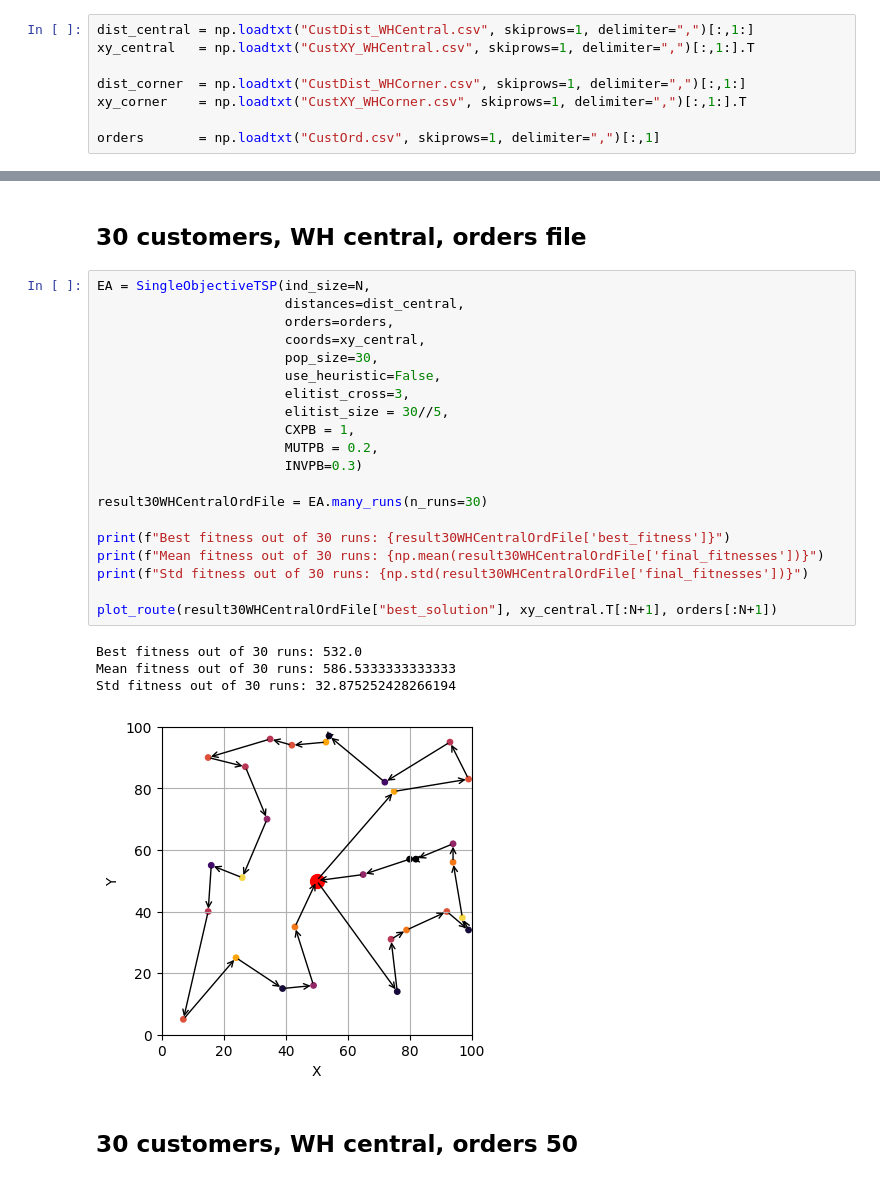
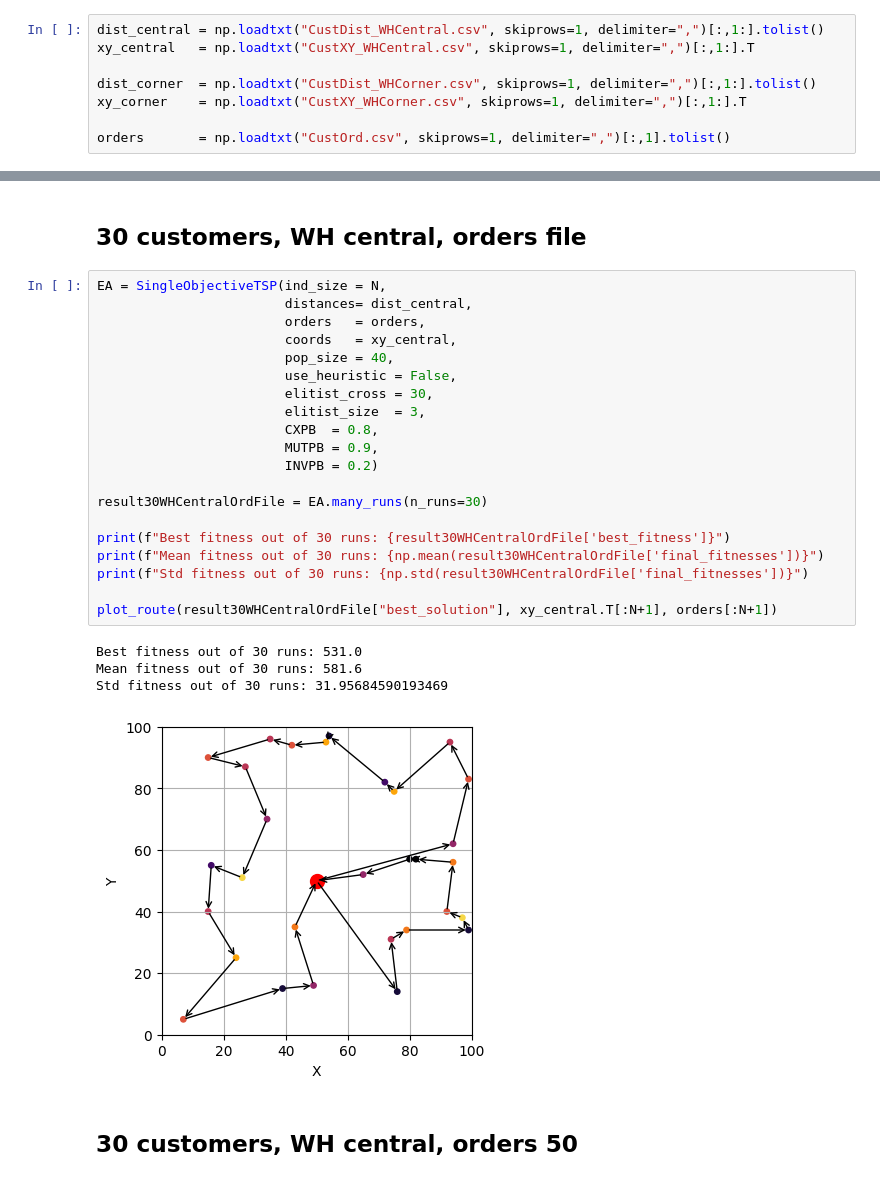
Before and after one commit to bernardo-silva/ComputationalIntelligence-project2, a Jupyter notebook: results.ipynb, the cells around one changed output, grey strips where cells are left out. Drawn from its saved outputs; the diff is of its cells as text.

```diff
--- a/results.ipynb
+++ b/results.ipynb
@@ -4,13 +4,13 @@ from TSP import plot_route
 import numpy as np
 import matplotlib.pyplot as plt
 # %%
-dist_central = np.loadtxt("CustDist_WHCentral.csv", skiprows=1, delimiter=",")[:,1:]
+dist_central = np.loadtxt("CustDist_WHCentral.csv", skiprows=1, delimiter=",")[:,1:].tolist()
 xy_central   = np.loadtxt("CustXY_WHCentral.csv", skiprows=1, delimiter=",")[:,1:].T
 
-dist_corner  = np.loadtxt("CustDist_WHCorner.csv", skiprows=1, delimiter=",")[:,1:]
+dist_corner  = np.loadtxt("CustDist_WHCorner.csv", skiprows=1, delimiter=",")[:,1:].tolist()
 xy_corner    = np.loadtxt("CustXY_WHCorner.csv", skiprows=1, delimiter=",")[:,1:].T
 
-orders       = np.loadtxt("CustOrd.csv", skiprows=1, delimiter=",")[:,1]
+orders       = np.loadtxt("CustOrd.csv", skiprows=1, delimiter=",")[:,1].tolist()
 # %% [markdown]
 # 10 costumers
 # %%
@@ -144,30 +143,30 @@ N = 30
 # %% [markdown]
 ## 30 customers, WH central, orders file
 # %%
-EA = SingleObjectiveTSP(ind_size=N,
-                        distances=dist_central,
-                        orders=orders,
-                        coords=xy_central,
-                        pop_size=30,
-                        use_heuristic=False,
-                        elitist_cross=3,
-                        elitist_size = 30//5,
-                        CXPB = 1,
-                        MUTPB = 0.2,
-                        INVPB=0.3)
+EA = SingleObjectiveTSP(ind_size = N,
+                        distances= dist_central,
+                        orders   = orders,
+                        coords   = xy_central,
+                        pop_size = 40,
+                        use_heuristic = False,
+                        elitist_cross = 30,
+                        elitist_size  = 3,
+                        CXPB  = 0.8,
+                        MUTPB = 0.9,
+                        INVPB = 0.2)
 
 result30WHCentralOrdFile = EA.many_runs(n_runs=30)
 
 print(f"Best fitness out of 30 runs: {result30WHCentralOrdFile['best_fitness']}")
 print(f"Mean fitness out of 30 runs: {np.mean(result30WHCentralOrdFile['final_fitnesses'])}")
 print(f"Std fitness out of 30 runs: {np.std(result30WHCentralOrdFile['final_fitnesses'])}")
 
 plot_route(result30WHCentralOrdFile["best_solution"], xy_central.T[:N+1], orders[:N+1])
 # %% [output]
-Best fitness out of 30 runs: 532.0
-Mean fitness out of 30 runs: 586.5333333333333
-Std fitness out of 30 runs: 32.875252428266194
+Best fitness out of 30 runs: 531.0
+Mean fitness out of 30 runs: 581.6
+Std fitness out of 30 runs: 31.95684590193469
-[figure, old version]
+[figure, new version]
 # %% [markdown]
 ## 30 customers, WH central, orders 50
 # %%
```
Also changed, not shown: parts of 10 cells of this notebook, 8 other files.
